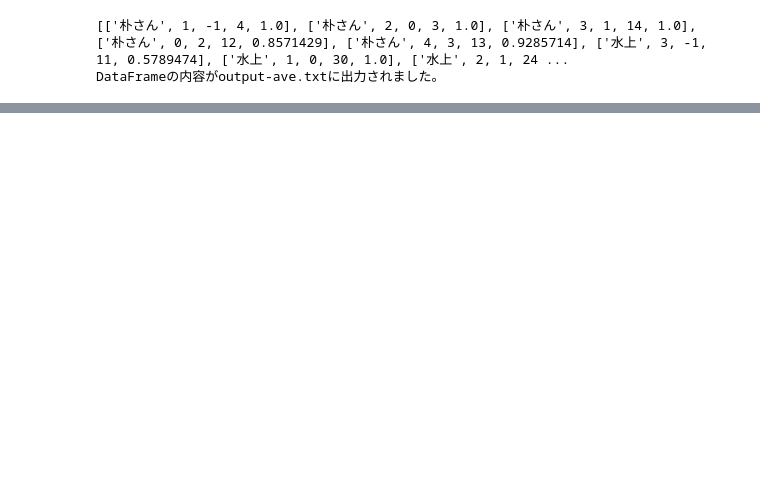
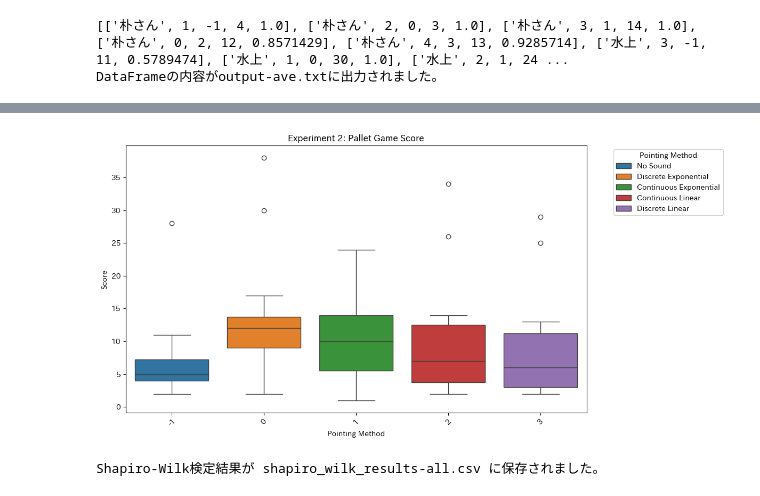
Before and after one commit to takaharayota531/poster-exp-analysis, a Jupyter notebook: data_analysis2/main-exp2.ipynb, the cells around one changed output, grey strips where cells are left out. Saved outputs shown, nothing was run; the diff lists cells and outputs as text; code cells hidden in the pictures; blank space fills up the shorter version.

```diff
--- a/data_analysis2/main-exp2.ipynb
+++ b/data_analysis2/main-exp2.ipynb
@@ -152,0 +153,53 @@ plt.show()
+# %%
+import pandas as pd
+import matplotlib.pyplot as plt
+import seaborn as sns
+import japanize_matplotlib
+
+# Example DataFrame
+# df_all = pd.DataFrame(...)
+
+# Adding descriptive labels for Method
+method_labels = {
+    -1: 'No Sound',
+    0: 'Discrete Exponential',
+    1: 'Continuous Exponential',
+    2: 'Continuous Linear',
+    3: 'Discrete Linear',
+}
+
+# Adding labels to the DataFrame
+df_all['Method_Label'] = df_all['Method'].map(method_labels)
+
+# Score Visualization
+plt.figure(figsize=(12, 6))
+sns.boxplot(x='Method', y='Score', hue='Method_Label', data=df_all)
+plt.title('Experiment 2: Pallet Game Score')
+plt.xlabel('Pointing Method')
+plt.ylabel('Score')
+plt.legend(title='Pointing Method', bbox_to_anchor=(1.05, 1), loc='upper left')
+plt.xticks(rotation=45)
+plt.tight_layout()
+plt.show()
+# %% [output]
+[figure, added]
+# %%
+import scipy.stats as stats
+
+# 正規性の検定
+results = []
+
+
+for method in df_all['Method_Label'].unique():
+    stat, p_value = stats.shapiro(df_all[df_all['Method_Label'] == method]['Score'])
+    results.append({'Method_Label': method,'stat': stat, 'p_value': p_value    })
+# 結果をデータフレームに変換
+df_results = pd.DataFrame(results)
+
+# 正規性の検定結果をCSVファイルとして保存
+output_file = 'shapiro_wilk_results-all.csv'
+df_results.to_csv(output_file, index=False)
+
+print(f"Shapiro-Wilk検定結果が {output_file} に保存されました。")
+# %% [output]
+Shapiro-Wilk検定結果が shapiro_wilk_results-all.csv に保存されました。
```
Also changed, not shown: parts of 6 cells of this notebook, 14 other files.
